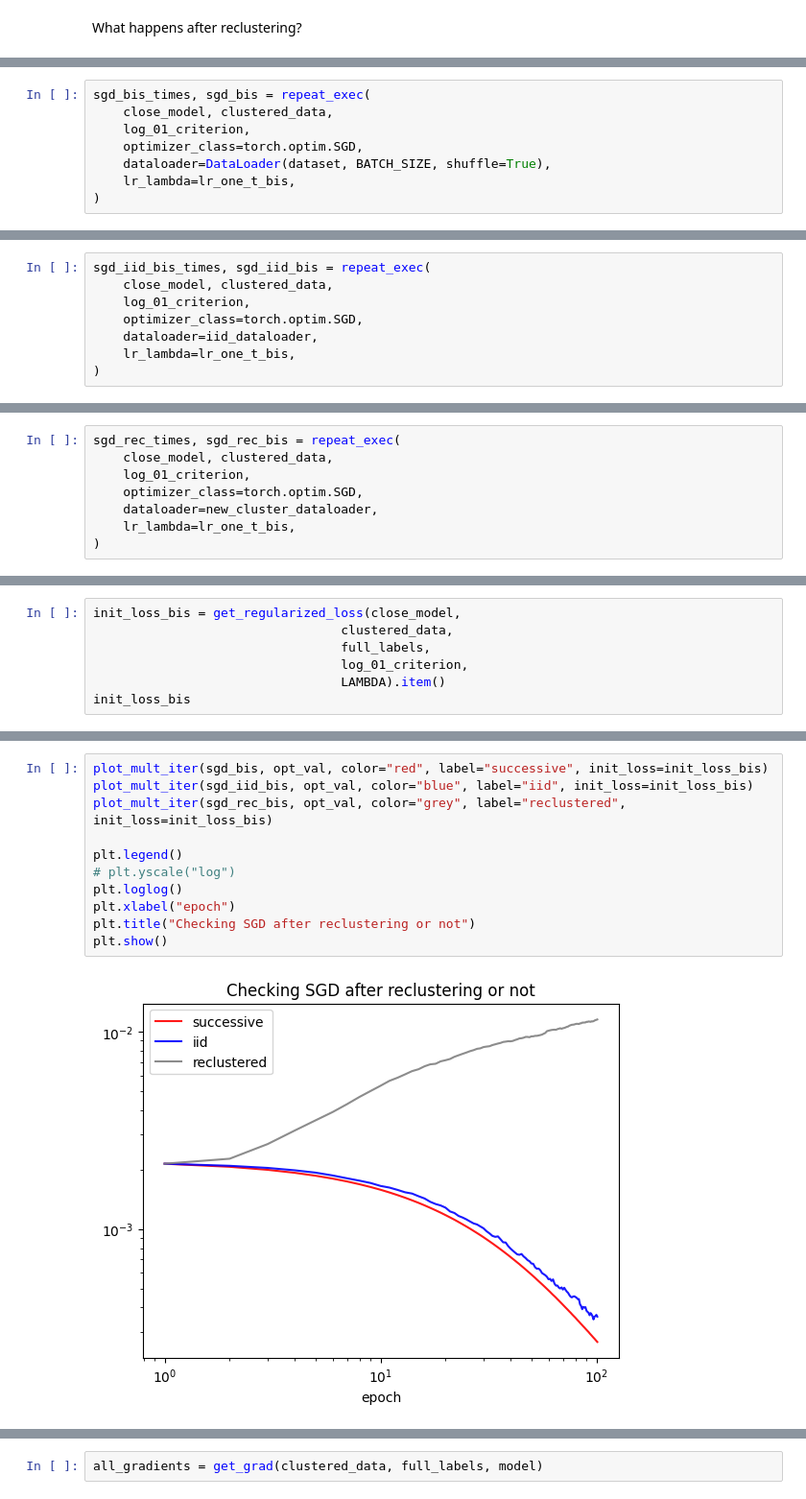
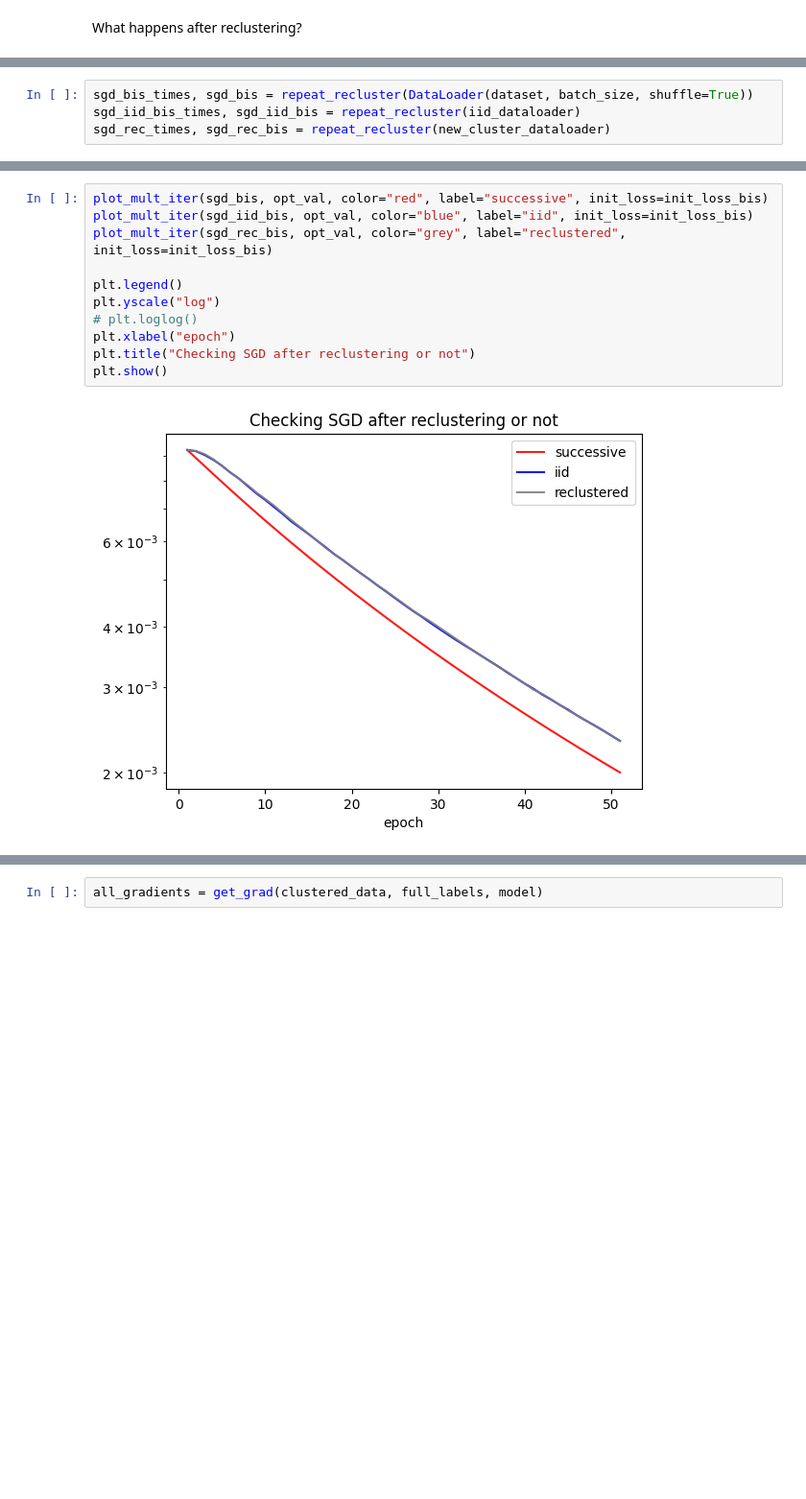
Before and after one commit to yy214/cluster-for-opt, a Jupyter notebook: clustering_for_opt.ipynb, the cells around one changed output, grey strips where cells are left out. Shown at 96% size. Saved outputs shown, nothing was run; the diff lists cells and outputs as text; blank space fills up the shorter version.

Commit message:
starting a cluster successive sampling method

```diff
--- a/clustering_for_opt.ipynb
+++ b/clustering_for_opt.ipynb
@@ -533,8 +598,4 @@ lr_one_t_bis = lambda epoch: 5 / (epoch+1000)
 # %%
-sgd_bis_times, sgd_bis = repeat_exec(
-    close_model, clustered_data,
-    log_01_criterion,
-    optimizer_class=torch.optim.SGD,
-    dataloader=DataLoader(dataset, BATCH_SIZE, shuffle=True),
-    lr_lambda=lr_one_t_bis,
-)
+sgd_bis_times, sgd_bis = repeat_recluster(DataLoader(dataset, batch_size, shuffle=True))
+sgd_iid_bis_times, sgd_iid_bis = repeat_recluster(iid_dataloader)
+sgd_rec_times, sgd_rec_bis = repeat_recluster(new_cluster_dataloader)
@@ -552,8 +601,0 @@ Building models...
-# %%
-sgd_iid_bis_times, sgd_iid_bis = repeat_exec(
-    close_model, clustered_data,
-    log_01_criterion,
-    optimizer_class=torch.optim.SGD,
-    dataloader=iid_dataloader,
-    lr_lambda=lr_one_t_bis,
-)
@@ -571,8 +601,0 @@ Building models...
-# %%
-sgd_rec_times, sgd_rec_bis = repeat_exec(
-    close_model, clustered_data,
-    log_01_criterion,
-    optimizer_class=torch.optim.SGD,
-    dataloader=new_cluster_dataloader,
-    lr_lambda=lr_one_t_bis,
-)
@@ -590,7 +601,0 @@ Building models...
-# %%
-init_loss_bis = get_regularized_loss(close_model,
-                                 clustered_data,
-                                 full_labels,
-                                 log_01_criterion,
-                                 LAMBDA).item()
-init_loss_bis
@@ -599,13 +602,13 @@ init_loss_bis
 # %%
 plot_mult_iter(sgd_bis, opt_val, color="red", label="successive", init_loss=init_loss_bis)
 plot_mult_iter(sgd_iid_bis, opt_val, color="blue", label="iid", init_loss=init_loss_bis)
 plot_mult_iter(sgd_rec_bis, opt_val, color="grey", label="reclustered", init_loss=init_loss_bis)
 
 plt.legend()
-# plt.yscale("log")
-plt.loglog()
+plt.yscale("log")
+# plt.loglog()
 plt.xlabel("epoch")
 plt.title("Checking SGD after reclustering or not")
 plt.show()
 # %% [output]
-[figure, old version]
+[figure, new version]
```
Also changed, not shown: parts of 59 cells of this notebook, 7 other files.
